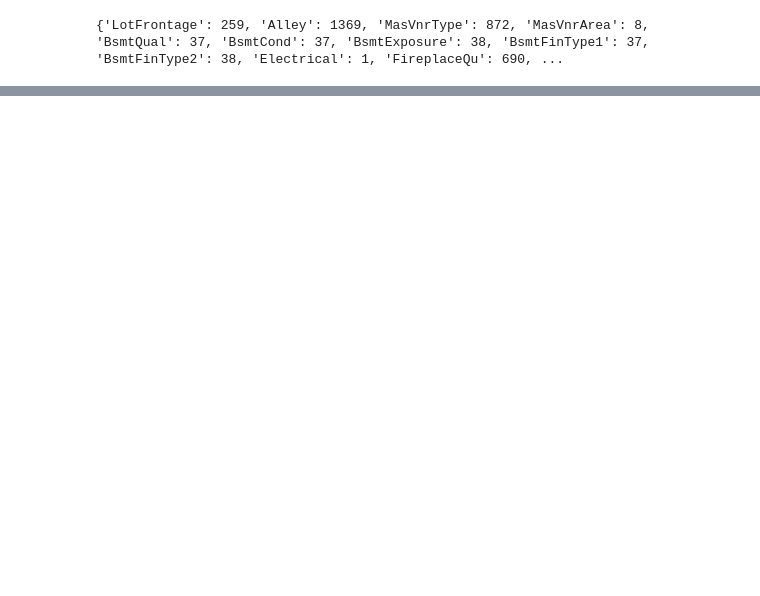
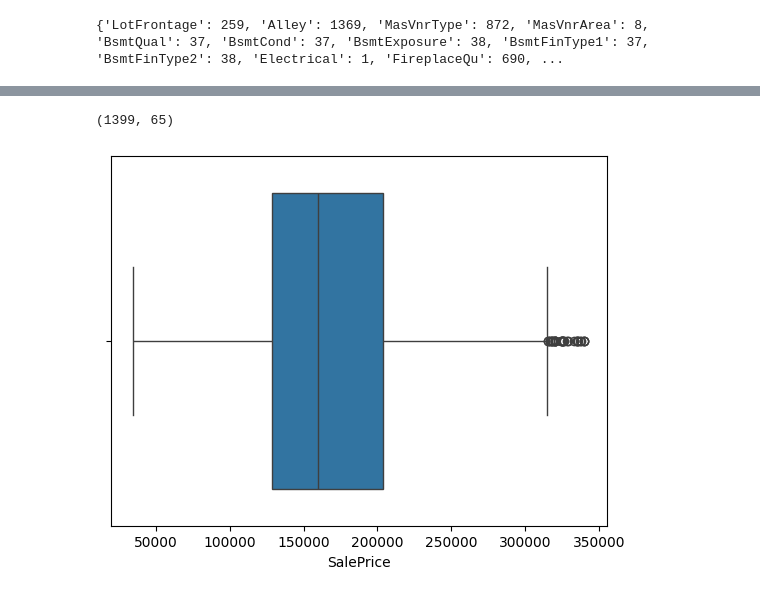
Before and after one commit to davidzhao1015/house-price-eda, a Jupyter notebook: house-price-EDA.ipynb, the cells around one changed output, grey strips where cells are left out. Saved outputs shown, nothing was run; the diff lists cells and outputs as text; code cells hidden in the pictures; blank space fills up the shorter version.

```diff
--- a/house-price-EDA.ipynb
+++ b/house-price-EDA.ipynb
@@ -146,0 +378,5 @@ print(dict_na)
+# %%
+# IQR (Interquartile range) method
+# Subset a variable from data frame as a Series
+sales_price = train_df_dropna["SalePrice"]
+print(sales_price)
@@ -146,0 +396,13 @@ print(dict_na)
+# %%
+# Apply numpy method percentile() to the Series
+q1_sales_price = np.percentile(sales_price, 25)
+q3_sales_price = np.percentile(sales_price, 75)
+
+IQR_sales_price = q3_sales_price - q1_sales_price
+
+# Lower- and upper- bound
+lower_bound = q1_sales_price - 1.5 * IQR_sales_price
+upper_bound = q3_sales_price + 1.5 * IQR_sales_price
+outliers_sales_price = [x for x in sales_price if x < lower_bound or x > upper_bound]
+
+print(len(outliers_sales_price))  # 61 possible outliers
@@ -146,0 +411,5 @@ print(dict_na)
+# %%
+# Detect index to outliers in sales price
+# Create a data frame with index and SalePrice for potential outliers
+outlier_potential = train_df_dropna[(train_df_dropna["SalePrice"] < lower_bound) | (train_df_dropna["SalePrice"] > upper_bound)]
+print(outlier_potential.index)  # Index of potential outliers
@@ -146,0 +424,12 @@ print(dict_na)
+# %%
+# Drop 61 possible outliers from the data frame
+train_df_dropna_clean = train_df_dropna.drop(index = outlier_potential.index)
+print(train_df_dropna_clean.shape) # 1399 rows and 65 columns
+# %% [output]
+(1399, 65)
+# %%
+# Draw a box plot for SalePrice after removing outliers
+sns.boxplot(x = train_df_dropna_clean["SalePrice"])
+plt.show()
+# %% [output]
+[figure, added]
```
Also changed, not shown: parts of 27 cells of this notebook, 1 other file.
